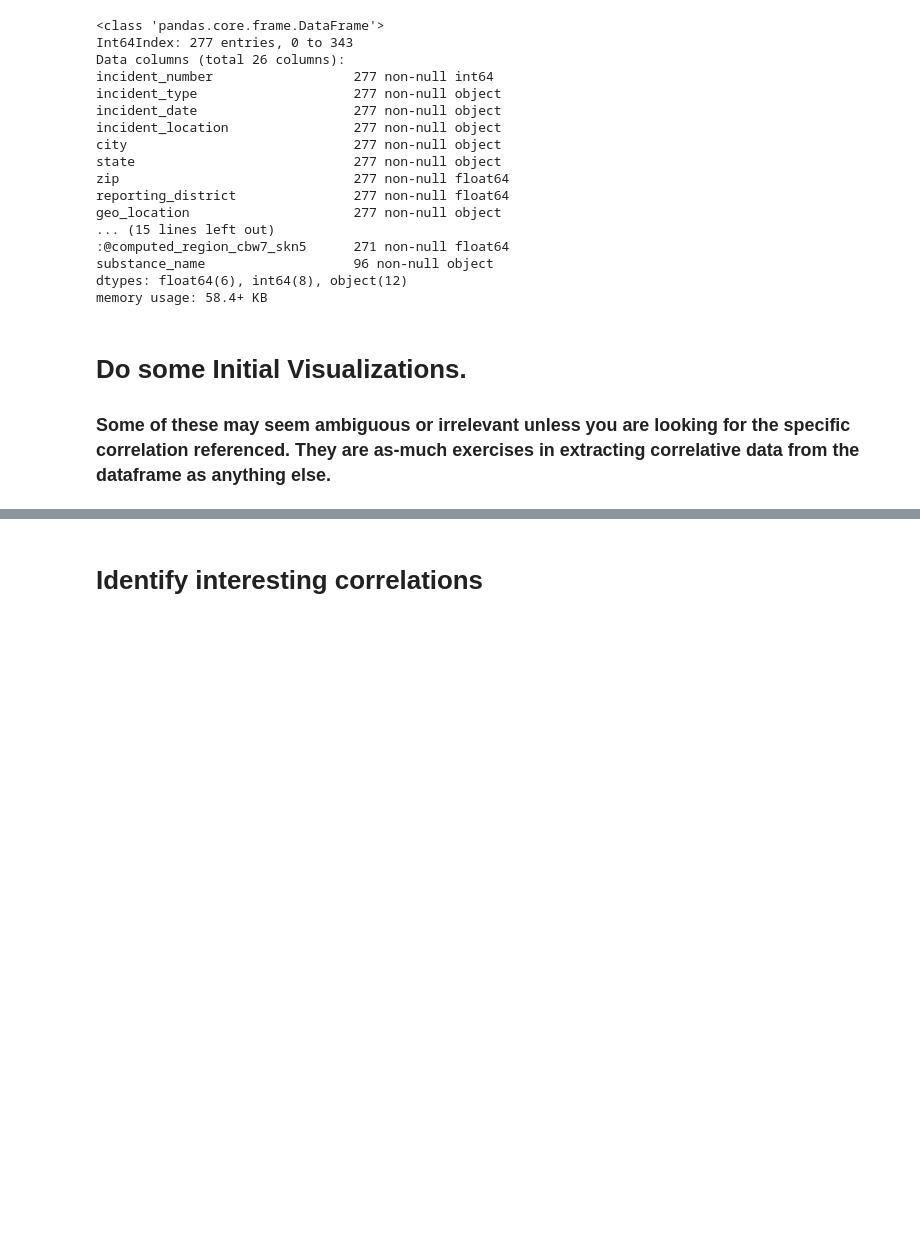
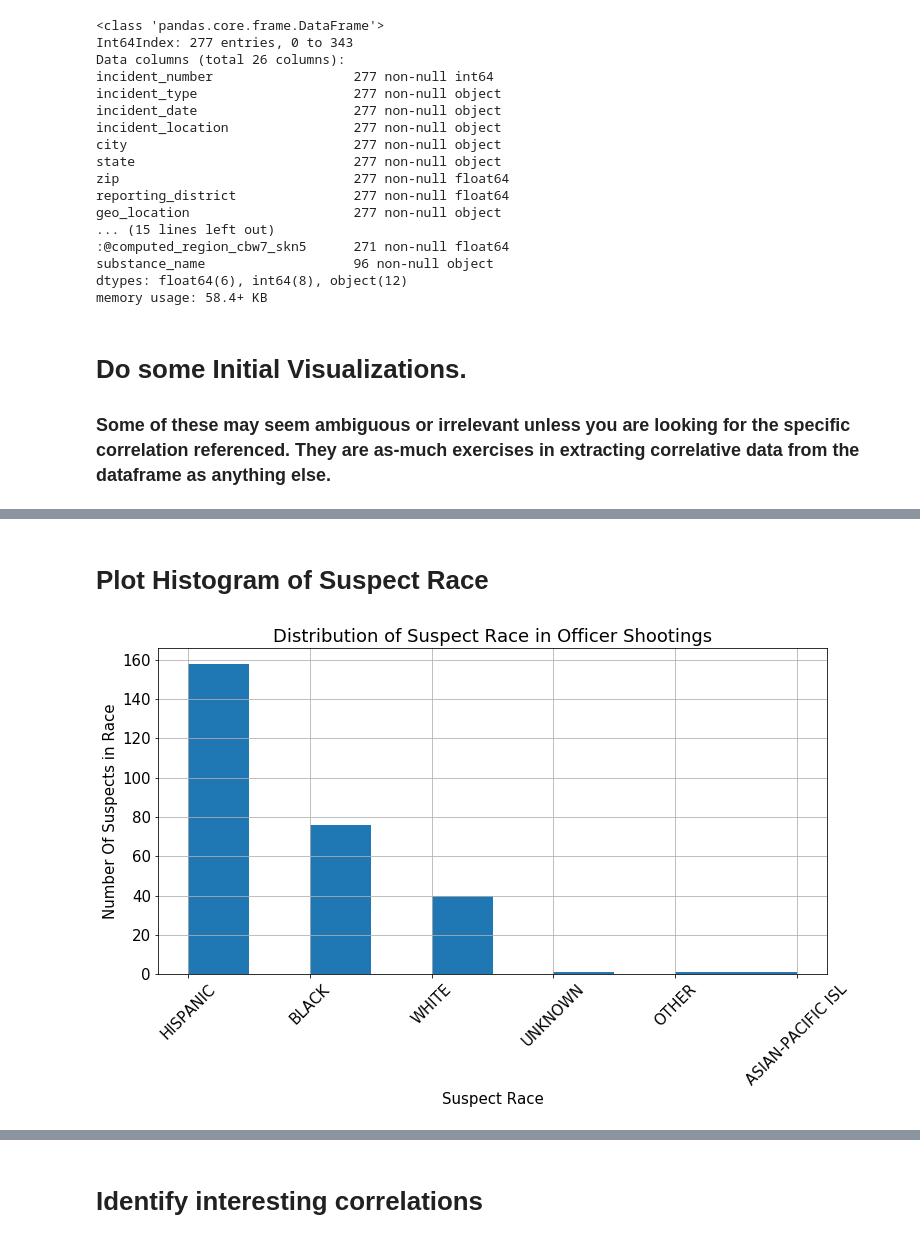
Before and after one commit to SeriousHyena/Sandbox, a Jupyter notebook: Los_Angeles_Police_shootings.ipynb, the cells around one changed output, grey strips where cells are left out. Cells and saved outputs as stored; diff of their text form; code cells hidden in the pictures; blank space fills up the shorter version.

```diff
--- a/Los_Angeles_Police_shootings.ipynb
+++ b/Los_Angeles_Police_shootings.ipynb
@@ -210,0 +248,13 @@ memory usage: 58.4+ KB
+# %% [markdown]
+# Plot Histogram of Suspect Race
+# %%
+plt.figure(figsize=[12, 6])
+plt.rcParams.update({'font.size': 15})
+plt.xticks(rotation=45)
+plt.xlabel('Suspect Race')
+plt.ylabel('Number Of Suspects in Race')
+plt.title('Distribution of Suspect Race in Officer Shootings')
+df['suspect_race'].hist()
+plt.show()
+# %% [output]
+[figure, added]
```
Also changed, not shown: parts of 14 cells of this notebook.
